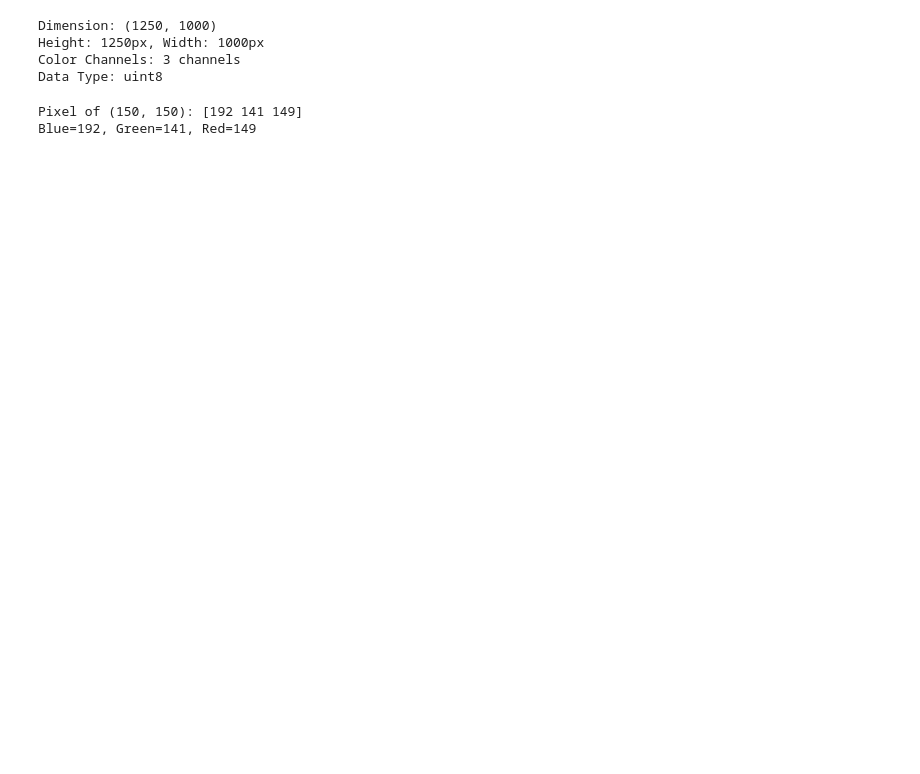
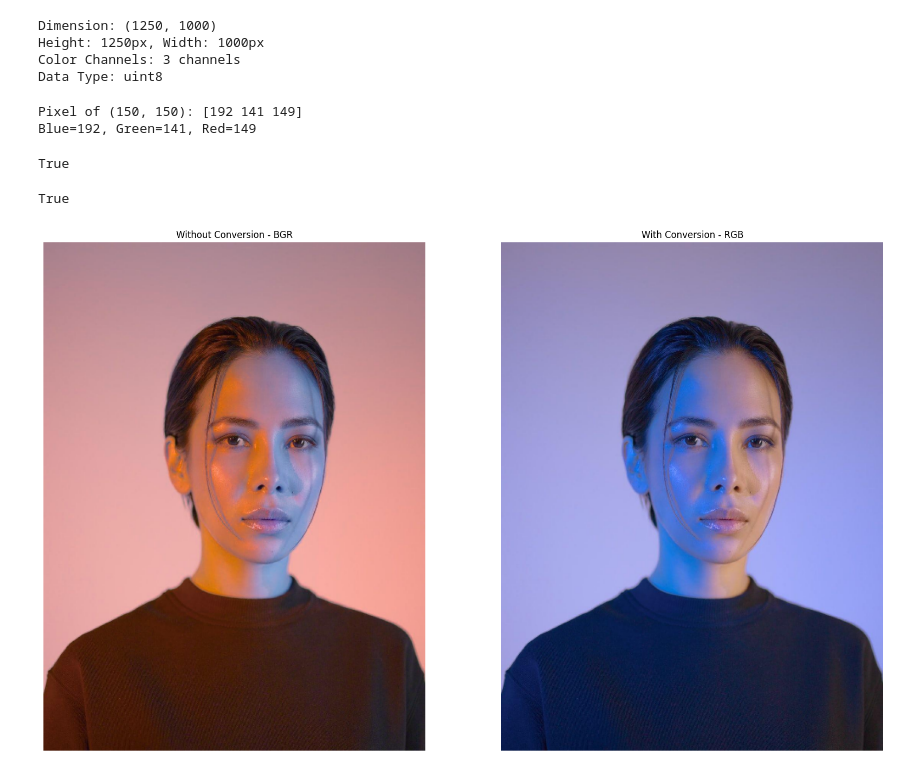
Before and after one commit to inj-krish19/Computer-Vision, a Jupyter notebook: assignment1/usecases_solution.ipynb, the cells around one changed output. Saved outputs shown, nothing was run; the diff lists cells and outputs as text; code cells hidden in the pictures; blank space fills up the shorter version.

```diff
--- a/assignment1/usecases_solution.ipynb
+++ b/assignment1/usecases_solution.ipynb
@@ -192 +192,19 @@ cv2.imshow("Nearest Neighbor", thumbnail_cubic)
 cv2_cleanup()
+# %%
+# 11 - Image Dataset Preparation
+
+"""
+A machine learning model requires images of size 224 × 224 pixels. Resize an image
+accordingly and save it for model training.
+"""
+
+animal = cv2.imread("animal.jpg")
+cv2.imshow("Animal", animal)
+cv2_cleanup()
+
+animal_compressed = cv2.resize(animal, (224, 224))
+cv2.imshow("ML Image", animal_compressed)
+cv2_cleanup()
+cv2.imwrite("compressed.jpg", animal_compressed)
+# %% [output]
+True
@@ -192,0 +242,41 @@ cv2_cleanup()
+# %%
+# 14 - Digital Photo Album
+
+"""
+Convert a color photograph into grayscale to create a black-and-white photo album.
+"""
+
+person = cv2.imread("person.jpg")
+person = cv2.resize(person, (450, 600))
+cv2.imshow("Person Colored", person)
+cv2_cleanup()
+
+person_gray = cv2.cvtColor(person, cv2.COLOR_BGR2GRAY)
+cv2.imshow("Person Album Style", person_gray)
+cv2_cleanup()
+cv2.imwrite("album.jpg", person_gray)
+# %% [output]
+True
+# %%
+# 15 - RGB Image Display
+
+"""
+Matplotlib displays OpenCV images with incorrect colors because OpenCV stores images in
+BGR format. Convert the image to RGB before displaying it.
+"""
+
+import matplotlib.pyplot as plt
+
+fig, ax = plt.subplots(1, 2, figsize=(20, 16))
+ax[0].imshow(person)
+ax[0].axis(False)
+ax[0].set_title("Without Conversion - BGR")
+
+person_rgb = cv2.cvtColor(person, cv2.COLOR_BGR2RGB)
+ax[1].imshow(person_rgb)
+ax[1].axis(False)
+ax[1].set_title("With Conversion - RGB")
+
+plt.show()
+# %% [output]
+[figure, added]
```
Also changed, not shown: parts of 3 cells of this notebook, 4 other files.
